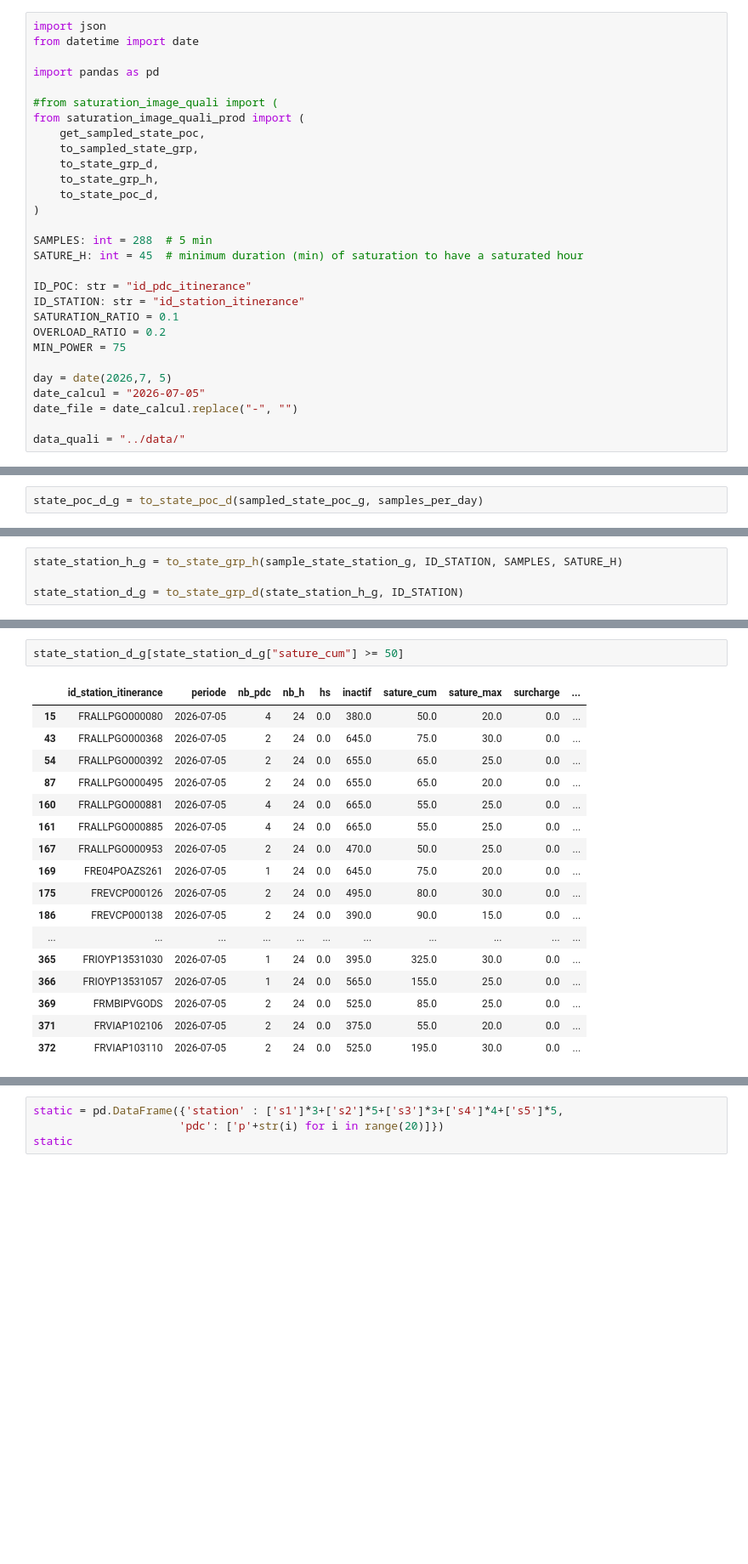
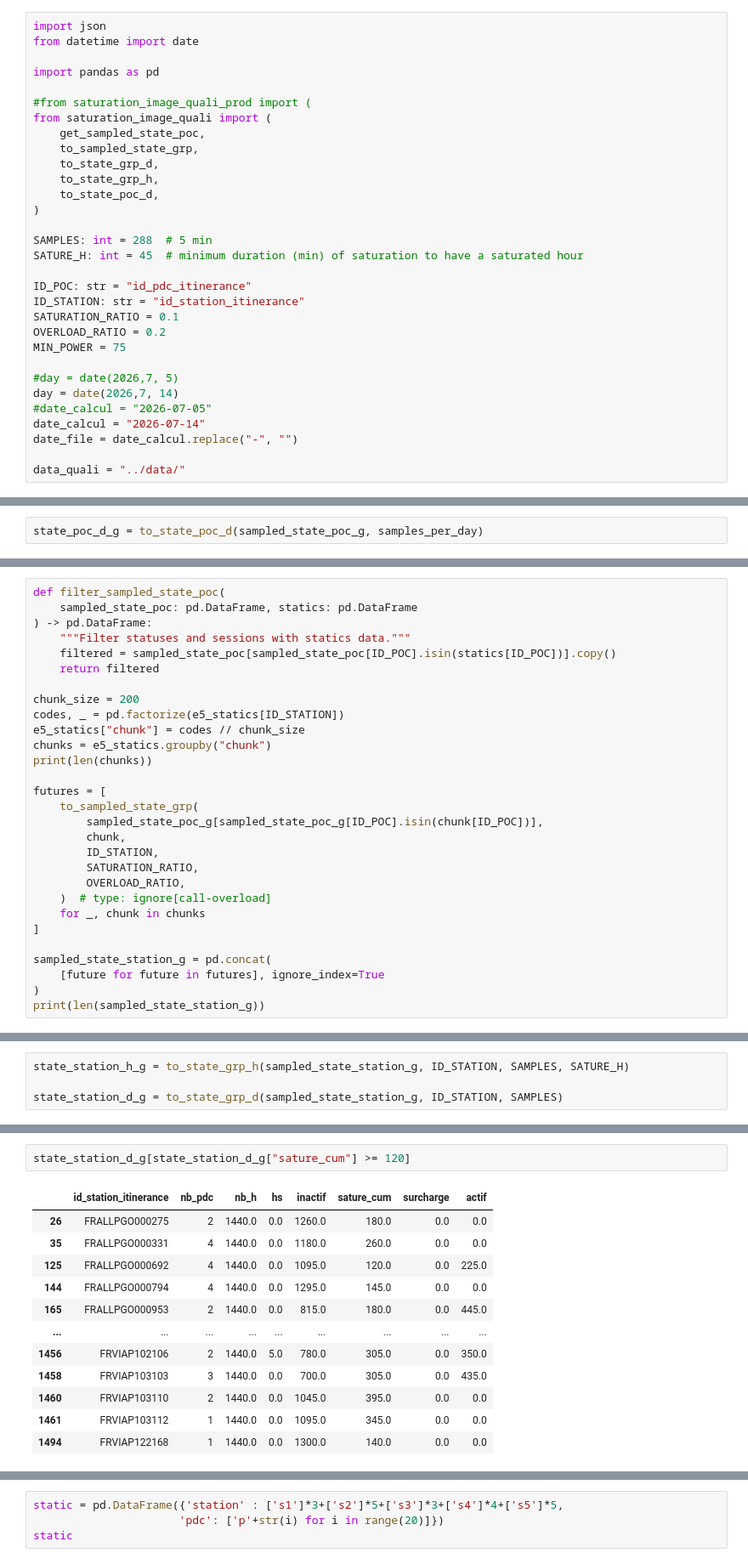
Before and after one commit to loco-labs/qualicharge-rtet, a Jupyter notebook: saturation/source/tests_global.ipynb, the cells around one changed output, grey strips where cells are left out. Shown at 85% size. Drawn from its saved outputs; the diff is of its cells as text; blank space fills up the shorter version.

```diff
--- a/saturation/source/tests_global.ipynb
+++ b/saturation/source/tests_global.ipynb
@@ -6,8 +6,8 @@ from datetime import date
 
 import pandas as pd
 
-#from saturation_image_quali import (
-from saturation_image_quali_prod import (
+#from saturation_image_quali_prod import (
+from saturation_image_quali import (
     get_sampled_state_poc,
     to_sampled_state_grp,
     to_state_grp_d,
@@ -24,8 +24,10 @@ SATURATION_RATIO = 0.1
 OVERLOAD_RATIO = 0.2
 MIN_POWER = 75
 
-day = date(2026,7, 5)
-date_calcul = "2026-07-05"
+#day = date(2026,7, 5)
+day = date(2026,7, 14)
+#date_calcul = "2026-07-05"
+date_calcul = "2026-07-14"
 date_file = date_calcul.replace("-", "")
 
 data_quali = "../data/"
@@ -158,0 +259,29 @@ sample_state_station_g = to_sampled_state_grp(sampled_state_poc_g, e5_statics, I
+# %%
+def filter_sampled_state_poc(
+    sampled_state_poc: pd.DataFrame, statics: pd.DataFrame
+) -> pd.DataFrame:
+    """Filter statuses and sessions with statics data."""
+    filtered = sampled_state_poc[sampled_state_poc[ID_POC].isin(statics[ID_POC])].copy()
+    return filtered
+
+chunk_size = 200
+codes, _ = pd.factorize(e5_statics[ID_STATION])
+e5_statics["chunk"] = codes // chunk_size
+chunks = e5_statics.groupby("chunk")
+print(len(chunks))
+
+futures = [
+    to_sampled_state_grp(
+        sampled_state_poc_g[sampled_state_poc_g[ID_POC].isin(chunk[ID_POC])],
+        chunk,
+        ID_STATION,
+        SATURATION_RATIO,
+        OVERLOAD_RATIO,
+    )  # type: ignore[call-overload]
+    for _, chunk in chunks
+]
+
+sampled_state_station_g = pd.concat(
+    [future for future in futures], ignore_index=True
+)
+print(len(sampled_state_station_g))
@@ -159,5 +291,5 @@ sample_state_station_g = to_sampled_state_grp(sampled_state_poc_g, e5_statics, I
 # %%
-state_station_h_g = to_state_grp_h(sample_state_station_g, ID_STATION, SAMPLES, SATURE_H)
+state_station_h_g = to_state_grp_h(sampled_state_station_g, ID_STATION, SAMPLES, SATURE_H)
 
-state_station_d_g = to_state_grp_d(state_station_h_g, ID_STATION)
+state_station_d_g = to_state_grp_d(sampled_state_station_g, ID_STATION, SAMPLES)
 # %%
@@ -232,20 +364,15 @@ state_station_d_g[state_station_d_g[ID_STATION] == 'FRHPCPNF080266TOTEM']
 # %%
-state_station_d_g[state_station_d_g["sature_cum"] >= 50]
+state_station_d_g[state_station_d_g["sature_cum"] >= 120]
 # %% [output]
-|  | id_station_itinerance | periode | nb_pdc | nb_h | hs | inactif | sature_cum | sature_max | surcharge | ... |
-| 15 | FRALLPGO000080 | 2026-07-05 | 4 | 24 | 0.0 | 380.0 | 50.0 | 20.0 | 0.0 | ... |
-| 43 | FRALLPGO000368 | 2026-07-05 | 2 | 24 | 0.0 | 645.0 | 75.0 | 30.0 | 0.0 | ... |
-| 54 | FRALLPGO000392 | 2026-07-05 | 2 | 24 | 0.0 | 655.0 | 65.0 | 25.0 | 0.0 | ... |
-| 87 | FRALLPGO000495 | 2026-07-05 | 2 | 24 | 0.0 | 655.0 | 65.0 | 20.0 | 0.0 | ... |
-| 160 | FRALLPGO000881 | 2026-07-05 | 4 | 24 | 0.0 | 665.0 | 55.0 | 25.0 | 0.0 | ... |
-| 161 | FRALLPGO000885 | 2026-07-05 | 4 | 24 | 0.0 | 665.0 | 55.0 | 25.0 | 0.0 | ... |
-| 167 | FRALLPGO000953 | 2026-07-05 | 2 | 24 | 0.0 | 470.0 | 50.0 | 25.0 | 0.0 | ... |
-| 169 | FRE04POAZS261 | 2026-07-05 | 1 | 24 | 0.0 | 645.0 | 75.0 | 20.0 | 0.0 | ... |
-| 175 | FREVCP000126 | 2026-07-05 | 2 | 24 | 0.0 | 495.0 | 80.0 | 30.0 | 0.0 | ... |
-| 186 | FREVCP000138 | 2026-07-05 | 2 | 24 | 0.0 | 390.0 | 90.0 | 15.0 | 0.0 | ... |
-| ... | ... | ... | ... | ... | ... | ... | ... | ... | ... | ... |
-| 365 | FRIOYP13531030 | 2026-07-05 | 1 | 24 | 0.0 | 395.0 | 325.0 | 30.0 | 0.0 | ... |
-| 366 | FRIOYP13531057 | 2026-07-05 | 1 | 24 | 0.0 | 565.0 | 155.0 | 25.0 | 0.0 | ... |
-| 369 | FRMBIPVGODS | 2026-07-05 | 2 | 24 | 0.0 | 525.0 | 85.0 | 25.0 | 0.0 | ... |
-| 371 | FRVIAP102106 | 2026-07-05 | 2 | 24 | 0.0 | 375.0 | 55.0 | 20.0 | 0.0 | ... |
-| 372 | FRVIAP103110 | 2026-07-05 | 2 | 24 | 0.0 | 525.0 | 195.0 | 30.0 | 0.0 | ... |
+|  | id_station_itinerance | nb_pdc | nb_h | hs | inactif | sature_cum | surcharge | actif |
+| 26 | FRALLPGO000275 | 2 | 1440.0 | 0.0 | 1260.0 | 180.0 | 0.0 | 0.0 |
+| 35 | FRALLPGO000331 | 4 | 1440.0 | 0.0 | 1180.0 | 260.0 | 0.0 | 0.0 |
+| 125 | FRALLPGO000692 | 4 | 1440.0 | 0.0 | 1095.0 | 120.0 | 0.0 | 225.0 |
+| 144 | FRALLPGO000794 | 4 | 1440.0 | 0.0 | 1295.0 | 145.0 | 0.0 | 0.0 |
+| 165 | FRALLPGO000953 | 2 | 1440.0 | 0.0 | 815.0 | 180.0 | 0.0 | 445.0 |
+| ... | ... | ... | ... | ... | ... | ... | ... | ... |
+| 1456 | FRVIAP102106 | 2 | 1440.0 | 5.0 | 780.0 | 305.0 | 0.0 | 350.0 |
+| 1458 | FRVIAP103103 | 3 | 1440.0 | 0.0 | 700.0 | 305.0 | 0.0 | 435.0 |
+| 1460 | FRVIAP103110 | 2 | 1440.0 | 0.0 | 1045.0 | 395.0 | 0.0 | 0.0 |
+| 1461 | FRVIAP103112 | 1 | 1440.0 | 0.0 | 1095.0 | 345.0 | 0.0 | 0.0 |
+| 1494 | FRVIAP122168 | 1 | 1440.0 | 0.0 | 1300.0 | 140.0 | 0.0 | 0.0 |
```
Also changed, not shown: parts of 28 cells of this notebook, 2 other files.
